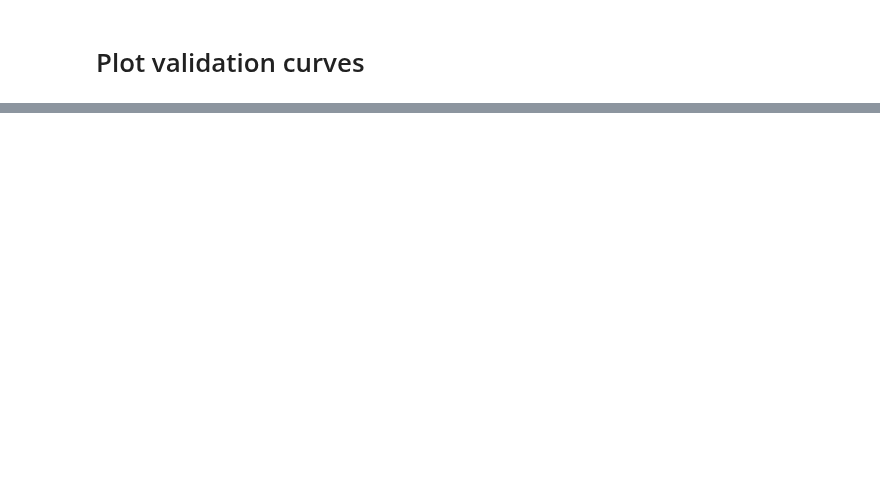
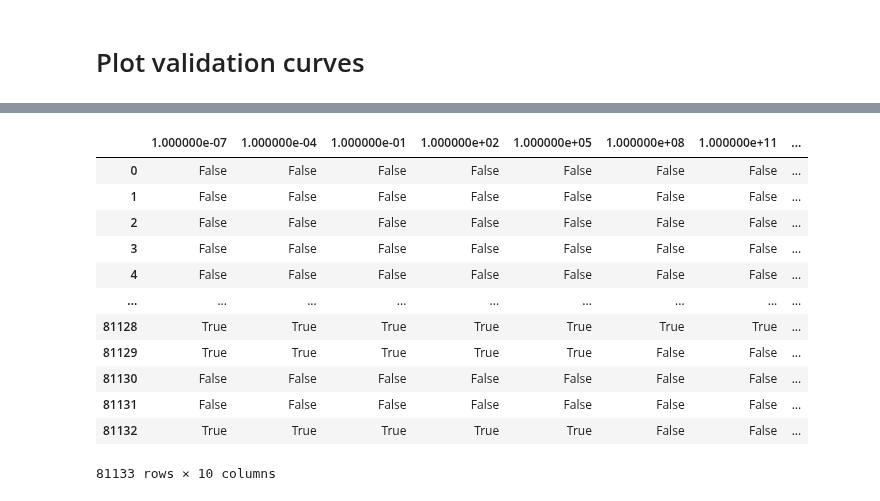
Before and after one commit to leo-schultheiss/compare_variance_residual, a Jupyter notebook: compare_variance_residual/fmri/brain_maps_validation_curves.ipynb, the cells around one changed output, grey strips where cells are left out. Drawn from its saved outputs; the diff is of its cells as text; code cells hidden in the pictures; blank space fills up the shorter version.

```diff
--- a/compare_variance_residual/fmri/brain_maps_validation_curves.ipynb
+++ b/compare_variance_residual/fmri/brain_maps_validation_curves.ipynb
@@ -99 +174,4 @@ class CustomEstimator(BaseEstimator, RegressorMixin):
+# %%
+pipeline.fit(semantic_train, Y_train)
+pipeline
 # %%
@@ -104,0 +241,19 @@ with config_context(array_api_dispatch=True):
+# %%
+improvements = total_r2_scores.diff(axis=1).iloc[:, 1:]
+# count number of improvements
+improvements = improvements > 0
+improvements.head()
+# %% [output]
+|  | 1.000000e-07 | 1.000000e-04 | 1.000000e-01 | 1.000000e+02 | 1.000000e+05 | 1.000000e+08 | 1.000000e+11 | ... |
+| 0 | False | False | False | False | False | False | False | ... |
+| 1 | False | False | False | False | False | False | False | ... |
+| 2 | False | False | False | False | False | False | False | ... |
+| 3 | False | False | False | False | False | False | False | ... |
+| 4 | False | False | False | False | False | False | False | ... |
+| ... | ... | ... | ... | ... | ... | ... | ... | ... |
+| 81128 | True | True | True | True | True | True | True | ... |
+| 81129 | True | True | True | True | True | False | False | ... |
+| 81130 | False | False | False | False | False | False | False | ... |
+| 81131 | False | False | False | False | False | False | False | ... |
+| 81132 | True | True | True | True | True | False | False | ... |
+81133 rows × 10 columns
```
Also changed, not shown: parts of 15 cells of this notebook.
